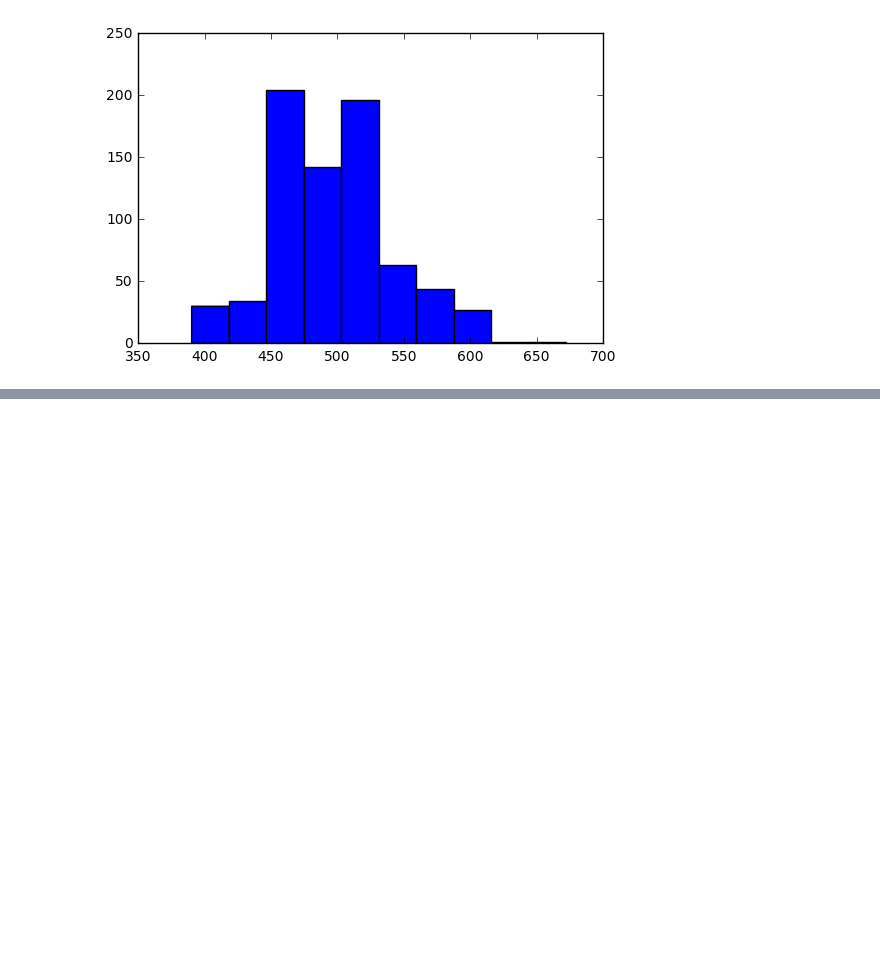
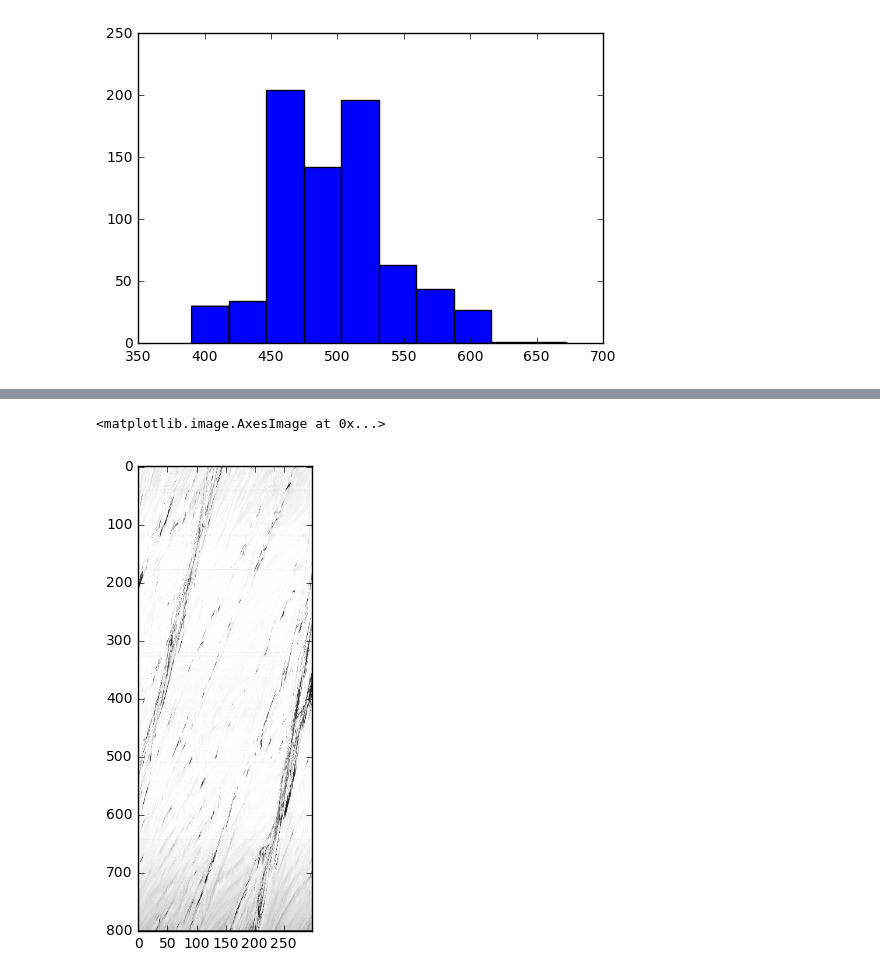
Before and after one commit to julionaojulho/image-analysis, a Jupyter notebook: x-t_plot.ipynb, the cells around one changed output, grey strips where cells are left out. Cells and saved outputs as stored; diff of their text form; code cells hidden in the pictures; blank space fills up the shorter version.

```diff
--- a/x-t_plot.ipynb
+++ b/x-t_plot.ipynb
@@ -39,0 +93,13 @@ plt.hist(veloc);
+# %%
+location = r'\Hense\Baixa\Imagem '
+ROI = (0,801,85,86)
+imgs = np.zeros((1,801),dtype="int32")
+for i in np.linspace(1,300,300):
+    a = imread_x(i,path=location,box=ROI).T
+    imgs = np.concatenate((imgs,a))
+# %%
+plt.figure(figsize=(10,6))
+plt.imshow(imgs.T[:,:300],cmap=plt.cm.gray)
+# %% [output]
+<matplotlib.image.AxesImage at 0x...>
+[figure, added]
```
Also changed, not shown: parts of 6 cells of this notebook, 4 other files.
